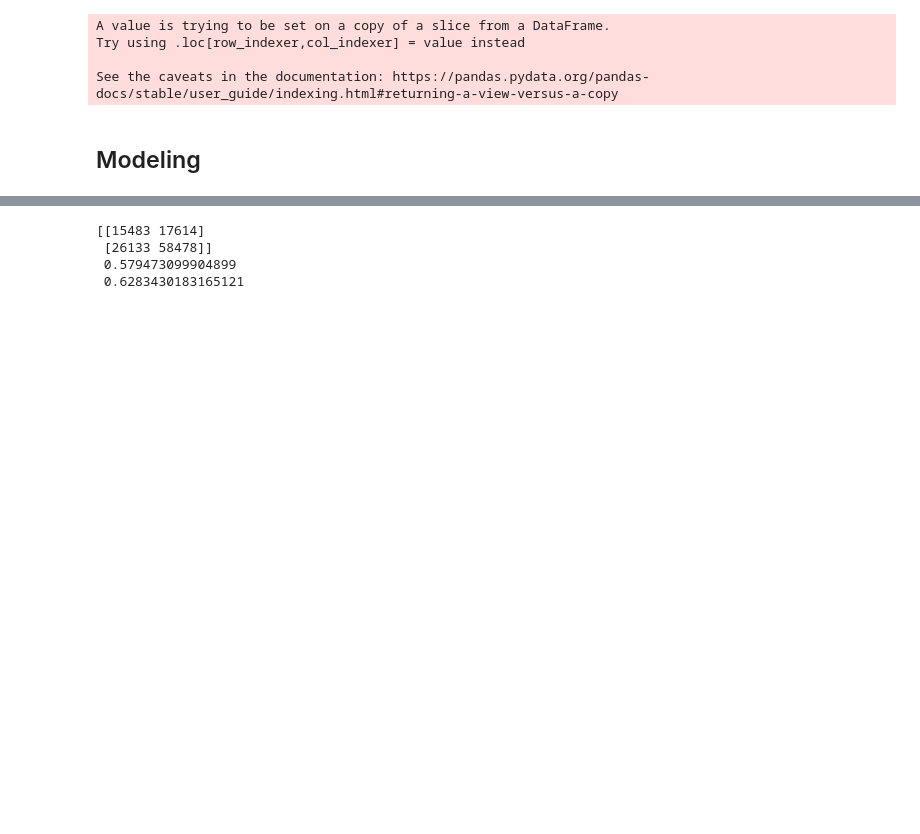
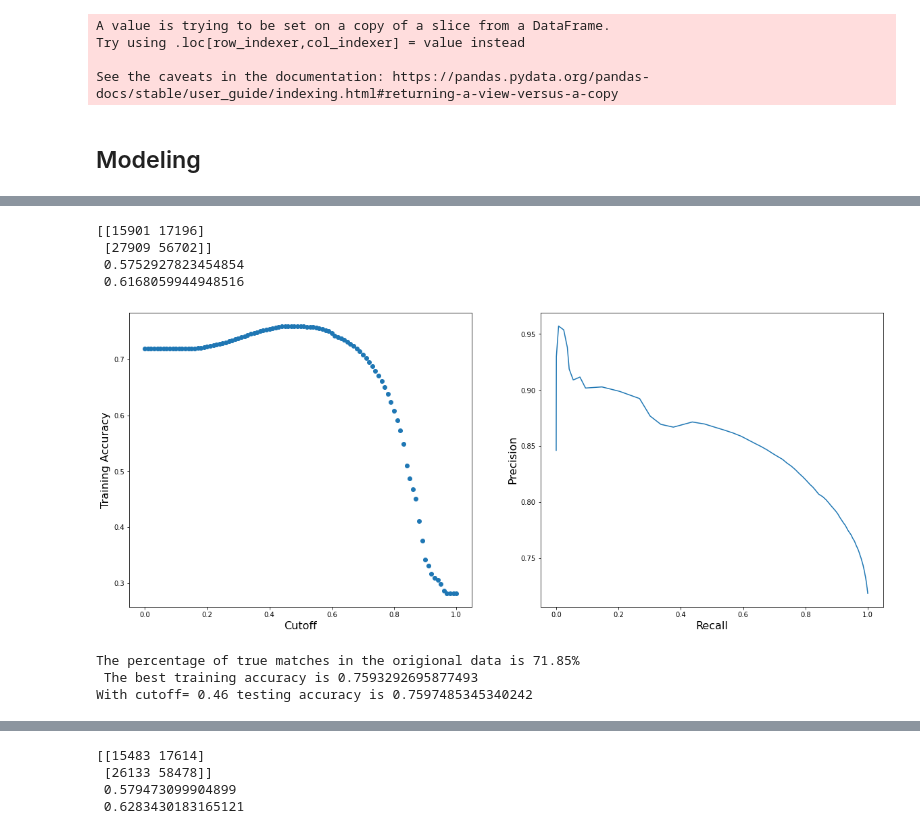
Before and after one commit to gormantt/foursquare-location-matching, a Jupyter notebook: Ling_EDA_and_modeling.ipynb, the cells around one changed output, grey strips where cells are left out. Saved outputs shown, nothing was run; the diff lists cells and outputs as text; code cells hidden in the pictures; blank space fills up the shorter version.

```diff
--- a/Ling_EDA_and_modeling.ipynb
+++ b/Ling_EDA_and_modeling.ipynb
@@ -762,0 +812,71 @@ See the caveats in the documentation: https://pandas.pydata.org/pandas-docs/stab
+# %%
+# baseline using Levenshtein
+cols = ['location_diff','name_diff','address_diff']
+y_test = pairs_US_lev['match']
+y_pred = baseline(pairs_US_lev, cols, 0.1).match
+print(confusion_matrix(y_test,y_pred),'\n', roc_auc_score(y_test,y_pred),'\n',np.sum(y_test == y_pred)/len(y_pred))
+# %% [output]
+[[15901 17196]
+ [27909 56702]]
+ 0.5752927823454854
+ 0.6168059944948516
+# %%
+# Logistic regression using SequenceMatcher
+cols = ['location_diff','name_diff','address_diff','city_diff','zip_diff','url_diff', 'phone_diff', 'categories_diff']
+
+pairs_copy=pairs_US_seq[['match']+cols]
+train, test=train_test_split(pairs_copy, test_size=.2, random_state=0)
+
+X_train = train[cols]
+X_test = test[cols]
+y_train = train['match']
+y_test = test['match']
+
+lreg = LogisticRegression(C=1)
+lreg.fit(X_train,y_train)
+
+## store the predicted probabilities
+y_prob = lreg.predict_proba(X_train)[:,1]
+
+cutoffs = np.arange(0,1.01,.01)
+
+accs = []
+prec_scores = []
+rec_scores = []
+roc_scores = []
+
+for cutoff in cutoffs:
+    y_train_pred = 1*(y_prob >= cutoff)
+    accs.append(np.sum(y_train_pred == y_train)/len(y_train))
+    cm = confusion_matrix(y_train, y_train_pred)
+    TN = cm[0,0]
+    FP = cm[0,1]
+    FN = cm[1,0]
+    TP = cm[1,1]
+    prec_scores.append(np.round(TP/(TP+FP),4))
+    rec_scores.append(np.round(TP/(TP+FN),4))
+#    roc_scores.append(roc_auc_score(y_test, y_pred))
+
+fig,ax = plt.subplots(1,2, figsize=(20,8), sharex=True)
+
+ax[0].scatter(cutoffs,accs)
+ax[0].set_xlabel("Cutoff",fontsize=16)
+ax[0].set_ylabel("Training Accuracy",fontsize=16)
+
+ax[1].plot(rec_scores, prec_scores)
+ax[1].set_xlabel("Recall", fontsize=16)
+ax[1].set_ylabel("Precision", fontsize=16)
+
+plt.show()
+
+print('The percentage of true matches in the origional data is',"{:.2%}".format(y_train.value_counts()[1]/len(y_train)), '\n', 'The best training accuracy is', max(accs))
+
+y_prob_test = lreg.predict_proba(X_test)[:,1]
+cutoff= cutoffs[np.argmax(accs)]
+
+print('With cutoff=',cutoff, 'testing accuracy is', np.sum(1*(y_prob_test >= cutoff) == y_test)/len(y_test))
+# %% [output]
+[figure, added]
+The percentage of true matches in the origional data is 71.85%
+ The best training accuracy is 0.7593292695877493
+With cutoff= 0.46 testing accuracy is 0.7597485345340242
```
Also changed, not shown: parts of 10 cells of this notebook.
